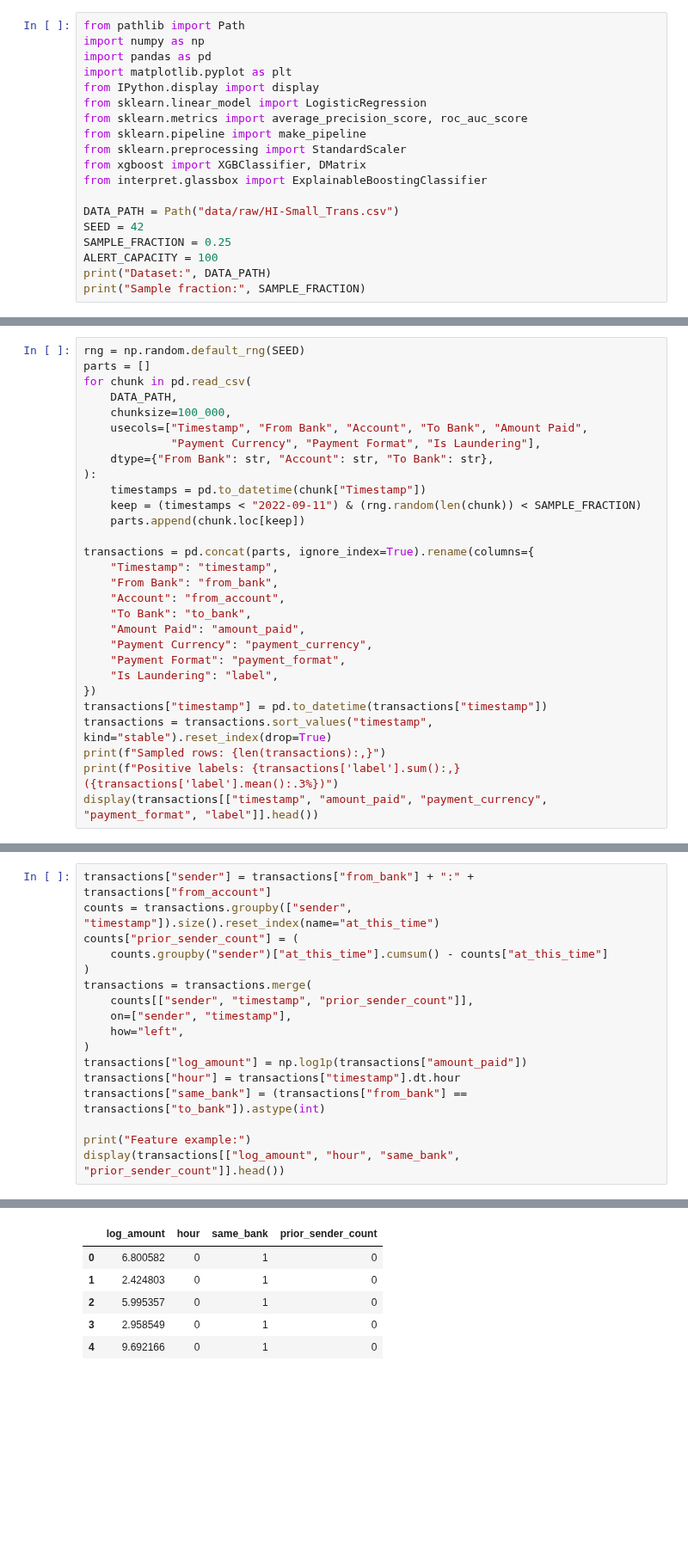
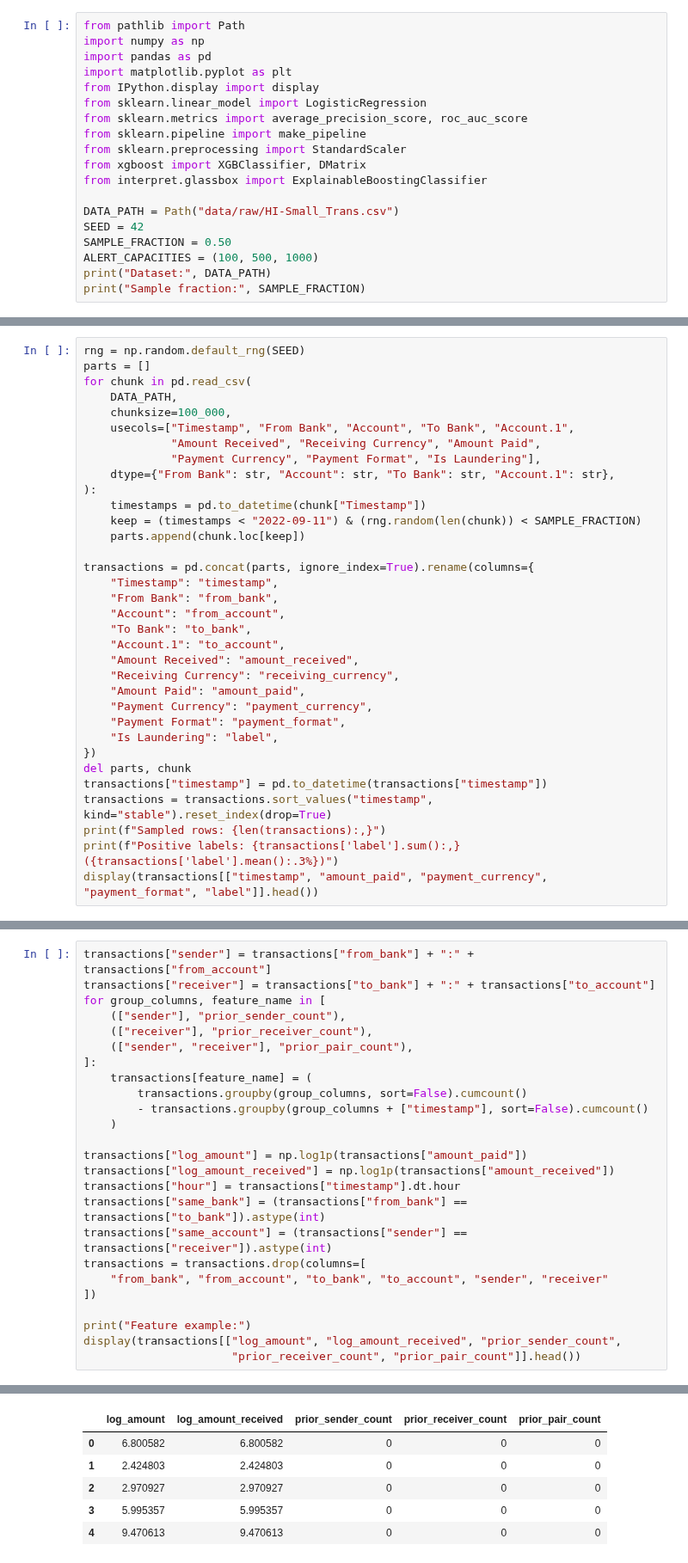
Before and after one commit to codewithdaniel1/Explainable-AML-Transaction-Monitoring, a Jupyter notebook: aml_modeling.ipynb, the cells around one changed output, grey strips where cells are left out. Shown at 86% size. Cells and saved outputs as stored; diff of their text form; blank space fills up the shorter version.

```diff
--- a/aml_modeling.ipynb
+++ b/aml_modeling.ipynb
@@ -23,8 +23,8 @@ from interpret.glassbox import ExplainableBoostingClassifier
 
 DATA_PATH = Path("data/raw/HI-Small_Trans.csv")
 SEED = 42
-SAMPLE_FRACTION = 0.25
-ALERT_CAPACITY = 100
+SAMPLE_FRACTION = 0.50
+ALERT_CAPACITIES = (100, 500, 1000)
 print("Dataset:", DATA_PATH)
 print("Sample fraction:", SAMPLE_FRACTION)
 # %% [output]
@@ -40,9 +40,10 @@ parts = []
 for chunk in pd.read_csv(
     DATA_PATH,
     chunksize=100_000,
-    usecols=["Timestamp", "From Bank", "Account", "To Bank", "Amount Paid",
+    usecols=["Timestamp", "From Bank", "Account", "To Bank", "Account.1",
+             "Amount Received", "Receiving Currency", "Amount Paid",
              "Payment Currency", "Payment Format", "Is Laundering"],
-    dtype={"From Bank": str, "Account": str, "To Bank": str},
+    dtype={"From Bank": str, "Account": str, "To Bank": str, "Account.1": str},
 ):
     timestamps = pd.to_datetime(chunk["Timestamp"])
     keep = (timestamps < "2022-09-11") & (rng.random(len(chunk)) < SAMPLE_FRACTION)
@@ -53,11 +54,15 @@ transactions = pd.concat(parts, ignore_index=True).rename(columns={
     "From Bank": "from_bank",
     "Account": "from_account",
     "To Bank": "to_bank",
+    "Account.1": "to_account",
+    "Amount Received": "amount_received",
+    "Receiving Currency": "receiving_currency",
     "Amount Paid": "amount_paid",
     "Payment Currency": "payment_currency",
     "Payment Format": "payment_format",
     "Is Laundering": "label",
 })
+del parts, chunk
 transactions["timestamp"] = pd.to_datetime(transactions["timestamp"])
 transactions = transactions.sort_values("timestamp", kind="stable").reset_index(drop=True)
 print(f"Sampled rows: {len(transactions):,}")
@@ -79,28 +84,36 @@ The current transaction contributes amount, hour, same-bank status, format, and
 # %%
 transactions["sender"] = transactions["from_bank"] + ":" + transactions["from_account"]
-counts = transactions.groupby(["sender", "timestamp"]).size().reset_index(name="at_this_time")
-counts["prior_sender_count"] = (
-    counts.groupby("sender")["at_this_time"].cumsum() - counts["at_this_time"]
-)
-transactions = transactions.merge(
-    counts[["sender", "timestamp", "prior_sender_count"]],
-    on=["sender", "timestamp"],
-    how="left",
-)
+transactions["receiver"] = transactions["to_bank"] + ":" + transactions["to_account"]
+for group_columns, feature_name in [
+    (["sender"], "prior_sender_count"),
+    (["receiver"], "prior_receiver_count"),
+    (["sender", "receiver"], "prior_pair_count"),
+]:
+    transactions[feature_name] = (
+        transactions.groupby(group_columns, sort=False).cumcount()
+        - transactions.groupby(group_columns + ["timestamp"], sort=False).cumcount()
+    )
+
 transactions["log_amount"] = np.log1p(transactions["amount_paid"])
+transactions["log_amount_received"] = np.log1p(transactions["amount_received"])
 transactions["hour"] = transactions["timestamp"].dt.hour
 transactions["same_bank"] = (transactions["from_bank"] == transactions["to_bank"]).astype(int)
+transactions["same_account"] = (transactions["sender"] == transactions["receiver"]).astype(int)
+transactions = transactions.drop(columns=[
+    "from_bank", "from_account", "to_bank", "to_account", "sender", "receiver"
+])
 
 print("Feature example:")
-display(transactions[["log_amount", "hour", "same_bank", "prior_sender_count"]].head())
+display(transactions[["log_amount", "log_amount_received", "prior_sender_count",
+                      "prior_receiver_count", "prior_pair_count"]].head())
 # %% [output]
 Feature example:
-|  | log_amount | hour | same_bank | prior_sender_count |
-| 0 | 6.800582 | 0 | 1 | 0 |
-| 1 | 2.424803 | 0 | 1 | 0 |
-| 2 | 5.995357 | 0 | 1 | 0 |
-| 3 | 2.958549 | 0 | 1 | 0 |
-| 4 | 9.692166 | 0 | 1 | 0 |
+|  | log_amount | log_amount_received | prior_sender_count | prior_receiver_count | prior_pair_count |
+| 0 | 6.800582 | 6.800582 | 0 | 0 | 0 |
+| 1 | 2.424803 | 2.424803 | 0 | 0 | 0 |
+| 2 | 2.970927 | 2.970927 | 0 | 0 | 0 |
+| 3 | 5.995357 | 5.995357 | 0 | 0 | 0 |
+| 4 | 9.470613 | 9.470613 | 0 | 0 | 0 |
 # %% [markdown]
 ## 4. Split by time and encode categories
 
```
Also changed, not shown: parts of 14 cells of this notebook, 2 other files.
